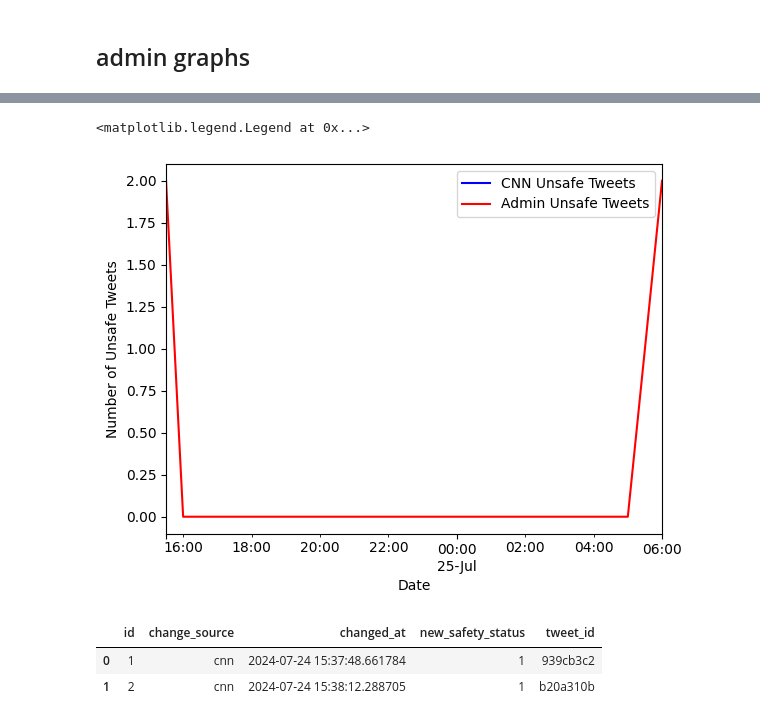
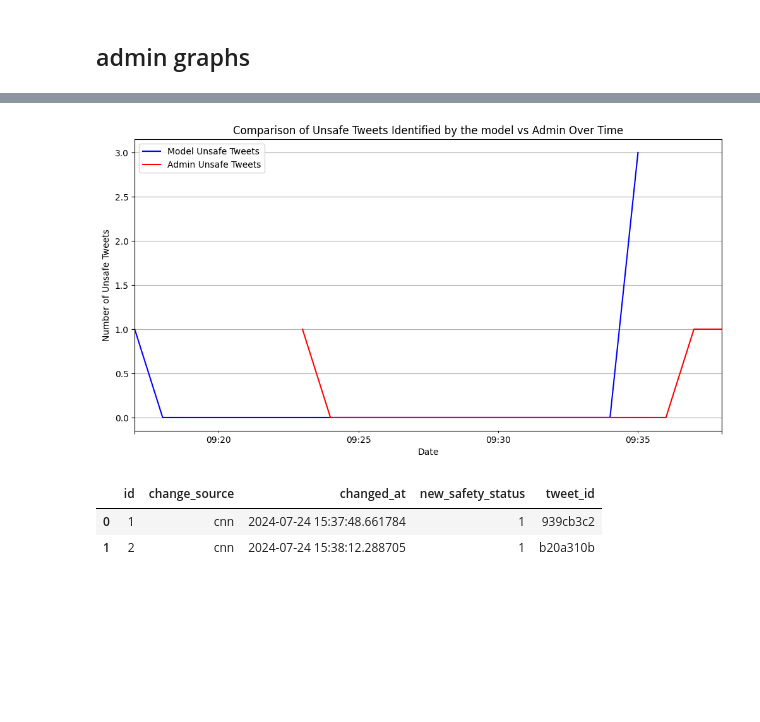
Before and after one commit to EPITA-LLMforHateSpeech/filtered-twitter, a Jupyter notebook: my_Twitter/frontend/user_simulation.ipynb, the cells around one changed output, grey strips where cells are left out. Cells and saved outputs as stored; diff of their text form; code cells hidden in the pictures; blank space fills up the shorter version.

Commit message:
user display tweets and report complete

```diff
--- a/my_Twitter/frontend/user_simulation.ipynb
+++ b/my_Twitter/frontend/user_simulation.ipynb
@@ -484,36 +447,66 @@ Freq: 30min, dtype: int64
 # %%
+import pandas as pd
+import requests
+import matplotlib.pyplot as plt
+from datetime import datetime
+
+base_url = "http://localhost:8000"
+
 # Function to get all safety status changes from the endpoint
 def get_safety_status_changes():
     response = requests.get(f'{base_url}/safety_status_changes')
     response.raise_for_status()  # Raise an error if the request failed
     return response.json()
 
 # Fetch all safety status changes
 all_changes = get_safety_status_changes()
 
-# Convert the response to DataFrame
-df = pd.DataFrame(all_changes)
+if all_changes:
+    # Convert the response to DataFrame
+    df = pd.DataFrame(all_changes)
 
-# Ensure 'created_at' is in datetime format
-df['changed_at'] = pd.to_datetime(df['changed_at'])
+    # Ensure 'changed_at' is in datetime format
+    df['changed_at'] = pd.to_datetime(df['changed_at'])
 
-# Filter changes by source
-cnn_changes = df[df['change_source'] == 'cnn']
-admin_changes = df[df['change_source'] == 'admin']
+    # Filter changes by source
+    cnn_changes = df[df['change_source'] == 'cnn']
+    admin_changes = df[df['change_source'] == 'admin']
 
-# Resample and plot
-cnn_unsafe_changes = cnn_changes.resample('30min', on='changed_at').size()
-admin_unsafe_changes = admin_changes.resample('30min', on='changed_at').size()
+    # Resample and plot
+    resample_period = '1min'  # Can be adjusted to '1h', '15min', etc.
 
-fig, ax = plt.subplots()
-cnn_unsafe_changes.plot(ax=ax, label='CNN Unsafe Tweets', color='blue')
-admin_unsafe_changes.plot(ax=ax, label='Admin Unsafe Tweets', color='red')
-ax.set_xlabel('Date')
-ax.set_ylabel('Number of Unsafe Tweets')
-ax.legend()
+    if not cnn_changes.empty:
+        cnn_unsafe_changes = cnn_changes.resample(resample_period, on='changed_at').size()
+    else:
+        cnn_unsafe_changes = pd.Series(dtype=int)
+
+    if not admin_changes.empty:
+        admin_unsafe_changes = admin_changes.resample(resample_period, on='changed_at').size()
+    else:
+        admin_unsafe_changes = pd.Series(dtype=int)
+
+    # Create the plot
+    fig, ax = plt.subplots(figsize=(12, 6))  # Adjust figure size if needed
+    if not cnn_unsafe_changes.empty:
+        cnn_unsafe_changes.plot(ax=ax, label='Model Unsafe Tweets', color='blue')
+    if not admin_unsafe_changes.empty:
+        admin_unsafe_changes.plot(ax=ax, label='Admin Unsafe Tweets', color='red')
+
+    ax.set_xlabel('Date')
+    ax.set_ylabel('Number of Unsafe Tweets')
+    ax.set_title('Comparison of Unsafe Tweets Identified by the model vs Admin Over Time')
+    ax.legend()
+    ax.grid(True)
+
+    # Rotate x-axis labels for better readability
+    plt.xticks(rotation=45)
+
+    # Display plot
+    plt.show()
+else:
+    print("No safety status changes data available.")
 # %% [output]
-<matplotlib.legend.Legend at 0x...>
-[figure, old version]
+[figure, new version]
 # %%
 cnn_changes
 # %% [output]
```
Also changed, not shown: parts of 21 cells of this notebook, 9 other files.
